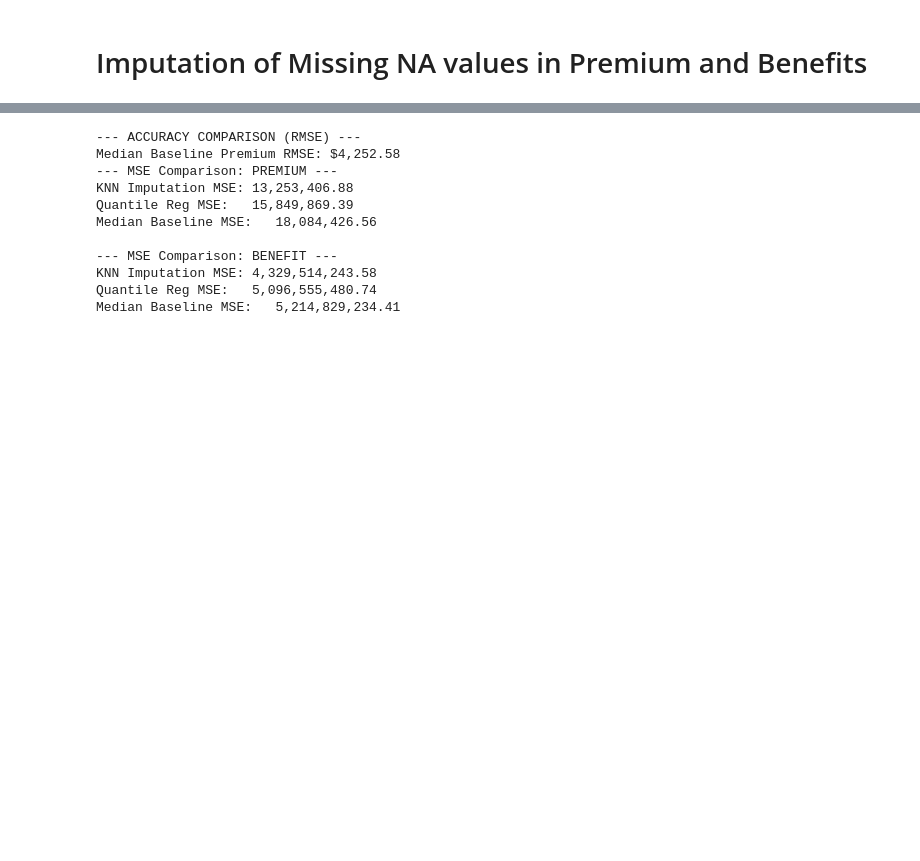
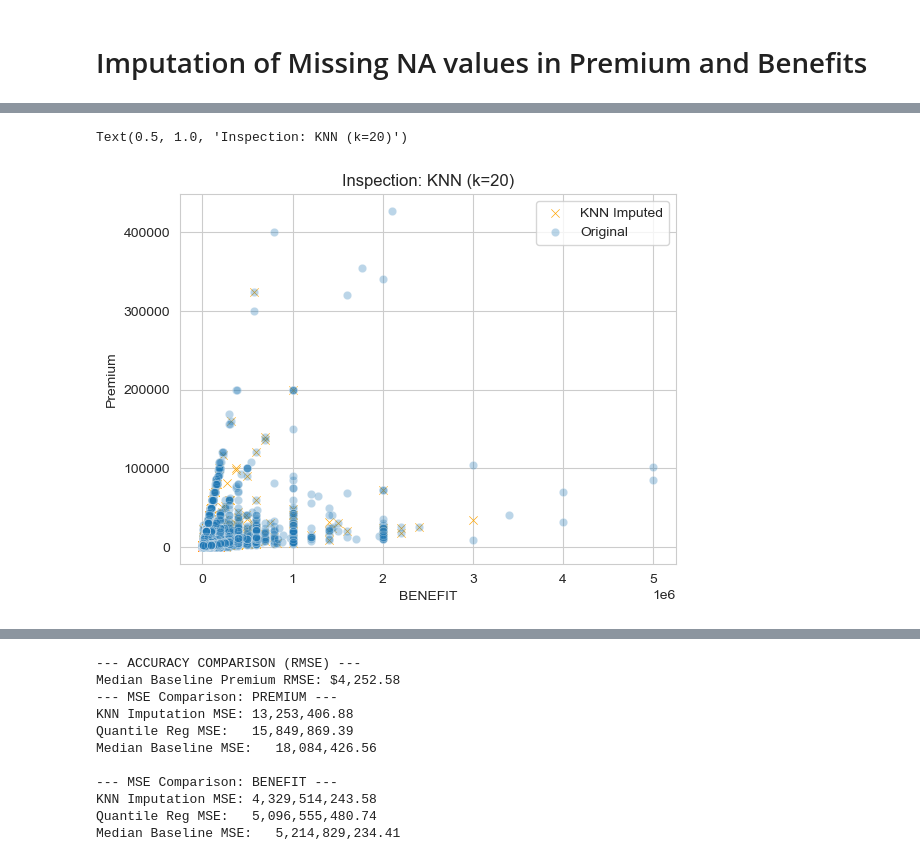
Before and after one commit to henrytan1117/insurance-lapse, a Jupyter notebook: insurance-eda-prelim.ipynb, the cells around one changed output, grey strips where cells are left out. Cells and saved outputs as stored; diff of their text form; code cells hidden in the pictures; blank space fills up the shorter version.

```diff
--- a/insurance-eda-prelim.ipynb
+++ b/insurance-eda-prelim.ipynb
@@ -532,3 +538,10 @@ plt.show()
+# %%
+sns.scatterplot(data=val_imputed_knn, x='BENEFIT', y='Premium', color='orange', marker='x', label='KNN Imputed')
+sns.scatterplot(data=complete_df, x='BENEFIT', y='Premium', alpha=0.3, label='Original')
+plt.title("Inspection: KNN (k=20)")
+# %% [output]
+Text(0.5, 1.0, 'Inspection: KNN (k=20)')
+[figure, added]
 # %%
 # Both methods successfully captured the positive correlation between Benefit and Premium.
 # KNN provided a more natural distribution of imputed values that 'blended in' with the existing data cloud.
```
Also changed, not shown: parts of 26 cells of this notebook, 2 other files.
